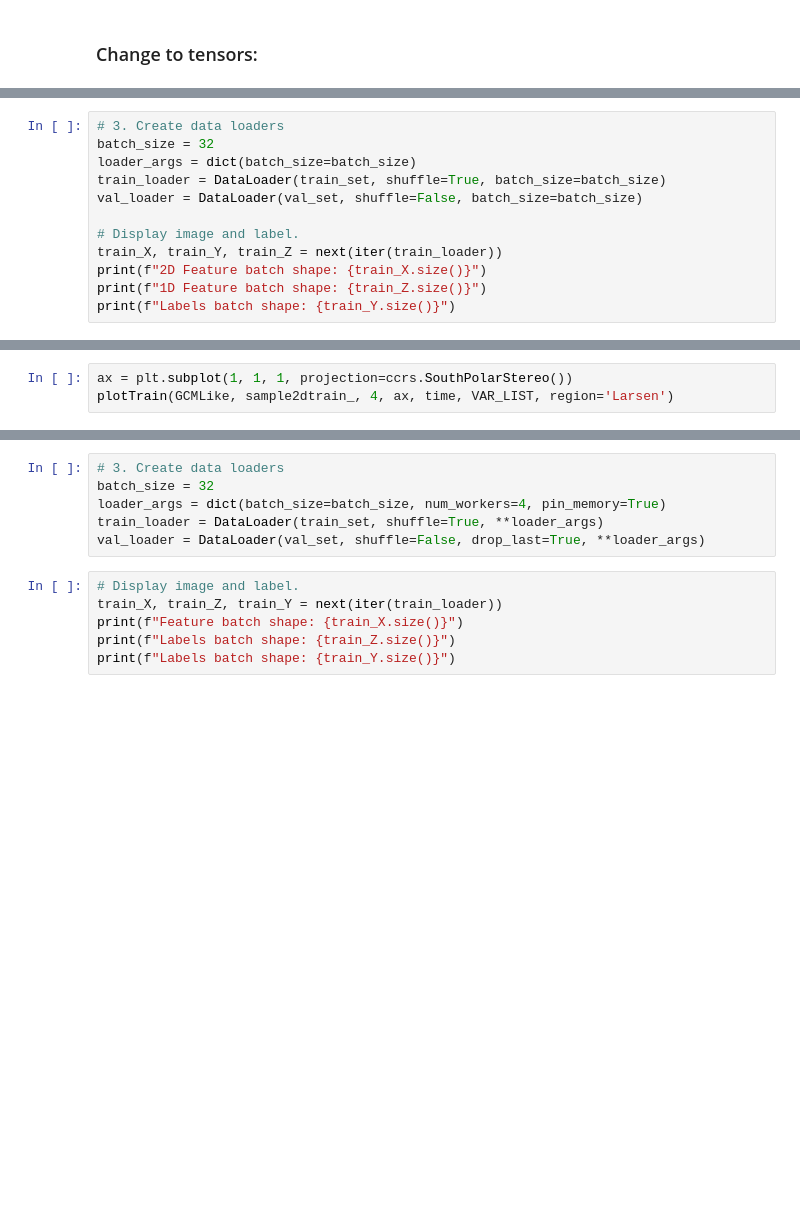
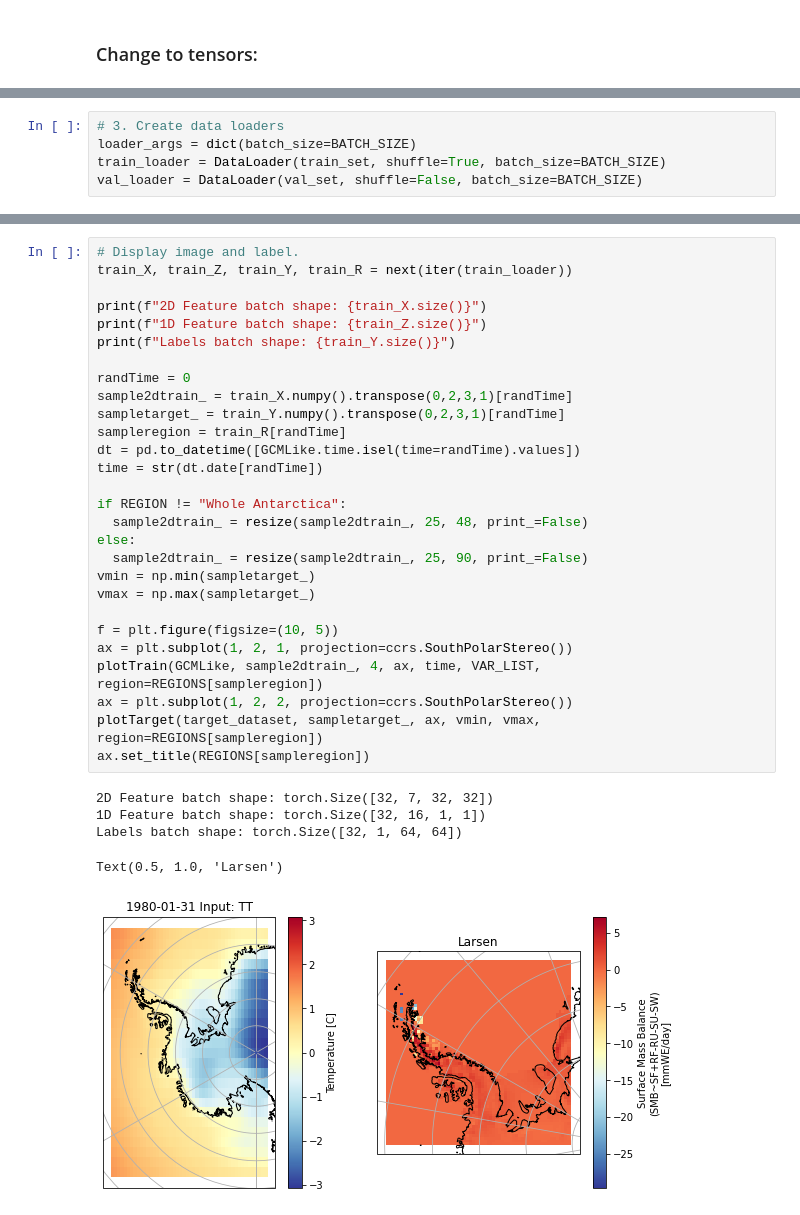
Before and after one commit to marvande/Antarctica-RCM-Emulator, a Jupyter notebook: scr/notebooks/pytorch/pytorch_ML.ipynb, the cells around one changed output, grey strips where cells are left out. Cells and saved outputs as stored; diff of their text form; blank space fills up the shorter version.

```diff
--- a/scr/notebooks/pytorch/pytorch_ML.ipynb
+++ b/scr/notebooks/pytorch/pytorch_ML.ipynb
@@ -391,12 +514,5 @@ train_set, val_set = random_split(dataset, [n_train, n_val], generator=torch.Gen
 # %%
 # 3. Create data loaders
-batch_size = 32
-loader_args = dict(batch_size=batch_size)
-train_loader = DataLoader(train_set, shuffle=True, batch_size=batch_size)
-val_loader = DataLoader(val_set, shuffle=False, batch_size=batch_size)
-
-# Display image and label.
-train_X, train_Y, train_Z = next(iter(train_loader))
-print(f"2D Feature batch shape: {train_X.size()}")
-print(f"1D Feature batch shape: {train_Z.size()}")
-print(f"Labels batch shape: {train_Y.size()}")
+loader_args = dict(batch_size=BATCH_SIZE)
+train_loader = DataLoader(train_set, shuffle=True, batch_size=BATCH_SIZE)
+val_loader = DataLoader(val_set, shuffle=False, batch_size=BATCH_SIZE)
@@ -421,3 +518,0 @@ else:
-# %%
-ax = plt.subplot(1, 1, 1, projection=ccrs.SouthPolarStereo())
-plotTrain(GCMLike, sample2dtrain_, 4, ax, time, VAR_LIST, region='Larsen')
@@ -448,12 +519,34 @@ dataset = CustomDataset(X,Z,Y)
-# %%
-# 3. Create data loaders
-batch_size = 32
-loader_args = dict(batch_size=batch_size, num_workers=4, pin_memory=True)
-train_loader = DataLoader(train_set, shuffle=True, **loader_args)
-val_loader = DataLoader(val_set, shuffle=False, drop_last=True, **loader_args)
-# %%
-# Display image and label.
-train_X, train_Z, train_Y = next(iter(train_loader))
-print(f"Feature batch shape: {train_X.size()}")
-print(f"Labels batch shape: {train_Z.size()}")
-print(f"Labels batch shape: {train_Y.size()}")
+# %%
+# Display image and label.
+train_X, train_Z, train_Y, train_R = next(iter(train_loader))
+
+print(f"2D Feature batch shape: {train_X.size()}")
+print(f"1D Feature batch shape: {train_Z.size()}")
+print(f"Labels batch shape: {train_Y.size()}")
+
+randTime = 0
+sample2dtrain_ = train_X.numpy().transpose(0,2,3,1)[randTime]
+sampletarget_ = train_Y.numpy().transpose(0,2,3,1)[randTime]
+sampleregion = train_R[randTime]
+dt = pd.to_datetime([GCMLike.time.isel(time=randTime).values])
+time = str(dt.date[randTime])
+
+if REGION != "Whole Antarctica":
+  sample2dtrain_ = resize(sample2dtrain_, 25, 48, print_=False)
+else:
+  sample2dtrain_ = resize(sample2dtrain_, 25, 90, print_=False)
+vmin = np.min(sampletarget_)
+vmax = np.max(sampletarget_)
+
+f = plt.figure(figsize=(10, 5))
+ax = plt.subplot(1, 2, 1, projection=ccrs.SouthPolarStereo())
+plotTrain(GCMLike, sample2dtrain_, 4, ax, time, VAR_LIST, region=REGIONS[sampleregion])
+ax = plt.subplot(1, 2, 2, projection=ccrs.SouthPolarStereo())
+plotTarget(target_dataset, sampletarget_, ax, vmin, vmax, region=REGIONS[sampleregion])
+ax.set_title(REGIONS[sampleregion])
+# %% [output]
+2D Feature batch shape: torch.Size([32, 7, 32, 32])
+1D Feature batch shape: torch.Size([32, 16, 1, 1])
+Labels batch shape: torch.Size([32, 1, 64, 64])
+Text(0.5, 1.0, 'Larsen')
+[figure, added]
```
Also changed, not shown: parts of 45 cells of this notebook, 22 other files.
